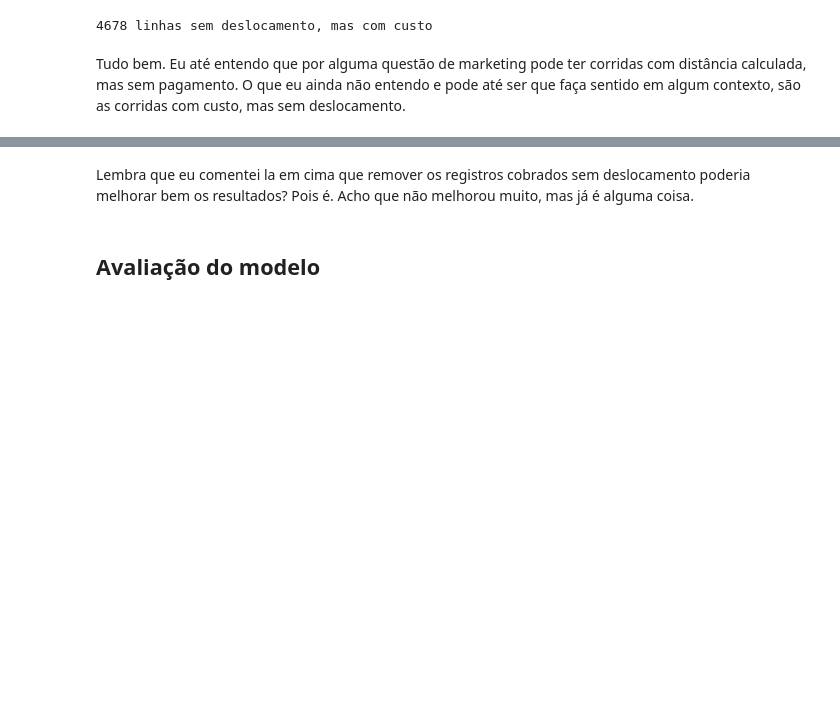
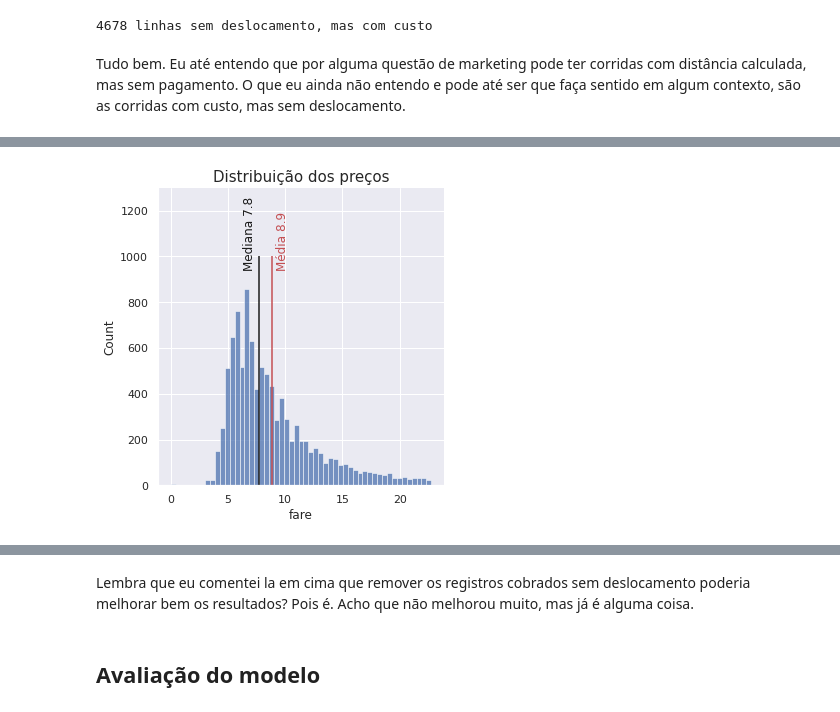
Before and after one commit to LeoFernanndes/portfolio, a Jupyter notebook: ChicagoTaxiRidePrice.ipynb, the cells around one changed output, grey strips where cells are left out. Cells and saved outputs as stored; diff of their text form; code cells hidden in the pictures; blank space fills up the shorter version.

```diff
--- a/ChicagoTaxiRidePrice.ipynb
+++ b/ChicagoTaxiRidePrice.ipynb
@@ -853,3 +853,18 @@ Desvio padrão (limpo) do erro ($): 0.6341294475859715
+# %%
+y_test.sort_values(ascending=False)[n_maiores_erros:].median()
+sns.displot(y_test.sort_values(ascending=False)[n_maiores_erros:])
+media = y_test.sort_values(ascending=False)[n_maiores_erros:].mean()
+plt.vlines(media, 0, 1000, color='r') # media
+plt.annotate(f'Média {np.round(media, 1)}', xy=(media + 0.3, 950), rotation=90, ha='left', color='r')
+
+mediana = y_test.sort_values(ascending=False)[n_maiores_erros:].median()
+plt.vlines(mediana, 0, 1000, color='k') # mediana
+plt.annotate(f'Mediana {np.round(mediana, 1)}', xy=(mediana - 0.3, 950), rotation=90, ha='right', color='k')
+plt.title('Distribuição dos preços', fontdict={'size': 15})
+plt.ylim(0, 1300)
+plt.show()
+# %% [output]
+[figure, added]
 # %%
 sns.displot(error)
 plt.title('Distribuição dos erros')
```
Also changed, not shown: parts of 12 cells of this notebook.
